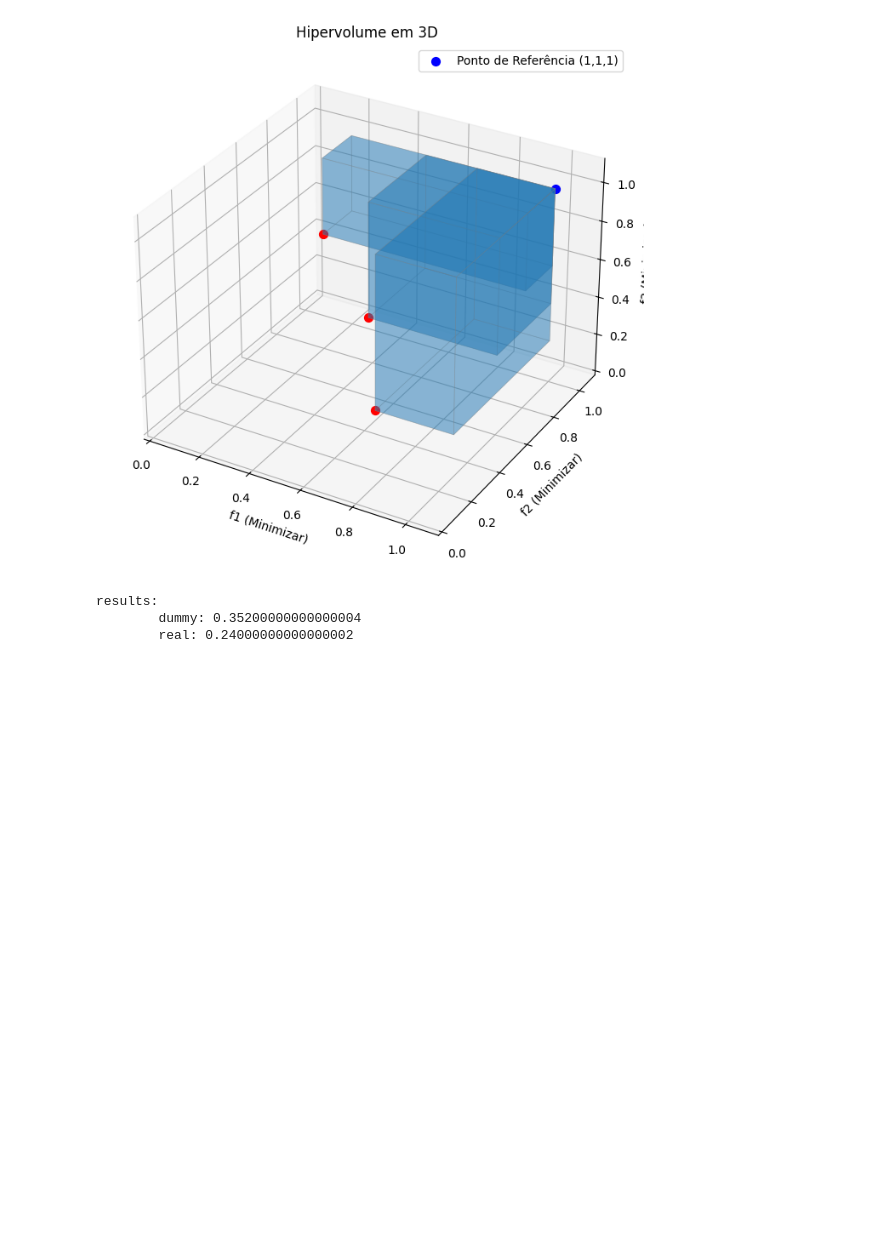
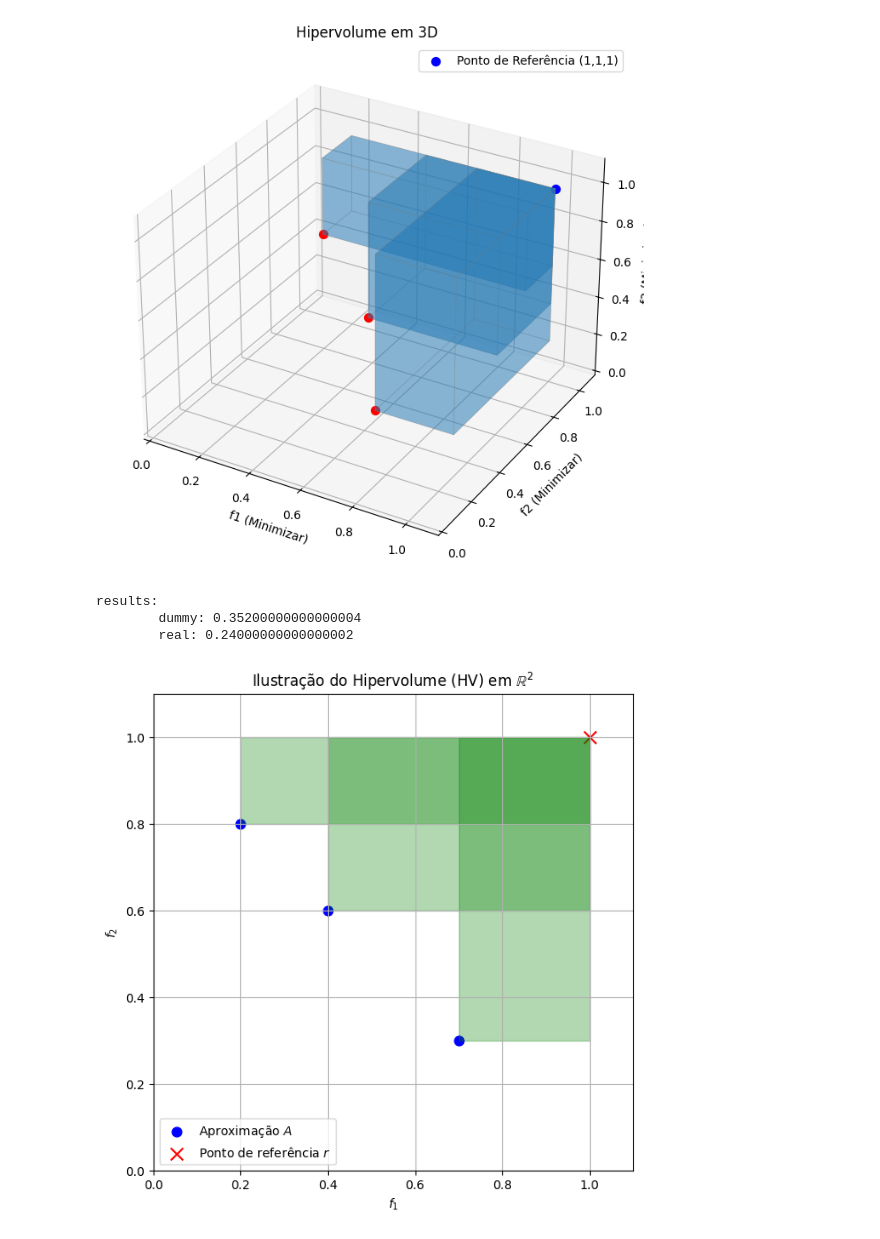
Before and after one commit to JunioCesarFerreira/NSGA-Studies, a Jupyter notebook: notebooks/evaluation/hypervolume.ipynb, the cells around one changed output. Saved outputs shown, nothing was run; the diff lists cells and outputs as text; code cells hidden in the pictures; blank space fills up the shorter version.

```diff
--- a/notebooks/evaluation/hypervolume.ipynb
+++ b/notebooks/evaluation/hypervolume.ipynb
@@ -254,3 +254,44 @@ print(f"results:\n\tdummy: {hypervolume_volume_3d}\n\treal: {corrected_hypervolu
 results:
         dummy: 0.35200000000000004
         real: 0.24000000000000002
+# %%
+import numpy as np
+import matplotlib.pyplot as plt
+
+# --- Gerar pontos de uma aproximação em 2D ---
+np.random.seed(0)
+approximation = np.array([
+    [0.2, 0.8],
+    [0.4, 0.6],
+    [0.7, 0.3]
+])
+
+# Ponto de referência (pior ponto)
+reference = np.array([1.0, 1.0])
+
+# --- Plot ---
+fig, ax = plt.subplots(figsize=(7, 7))
+
+# Aproximação
+ax.scatter(approximation[:, 0], approximation[:, 1], c='blue', s=60, label="Aproximação $A$")
+
+# Ponto de referência
+ax.scatter(reference[0], reference[1], c='red', marker='x', s=100, label="Ponto de referência $r$")
+
+# Retângulos dominados
+for a in approximation:
+    rect_x = [a[0], reference[0], reference[0], a[0], a[0]]
+    rect_y = [a[1], a[1], reference[1], reference[1], a[1]]
+    ax.fill(rect_x, rect_y, alpha=0.3, color='green')
+
+# Estética
+ax.set_xlim(0, 1.1)
+ax.set_ylim(0, 1.1)
+ax.set_xlabel("$f_1$")
+ax.set_ylabel("$f_2$")
+ax.set_title("Ilustração do Hipervolume (HV) em $\\mathbb{R}^2$")
+ax.legend(loc="lower left")  # legenda no canto inferior esquerdo
+ax.grid(True)
+plt.show()
+# %% [output]
+[figure, added]
```
Also changed, not shown: 1 other file.
